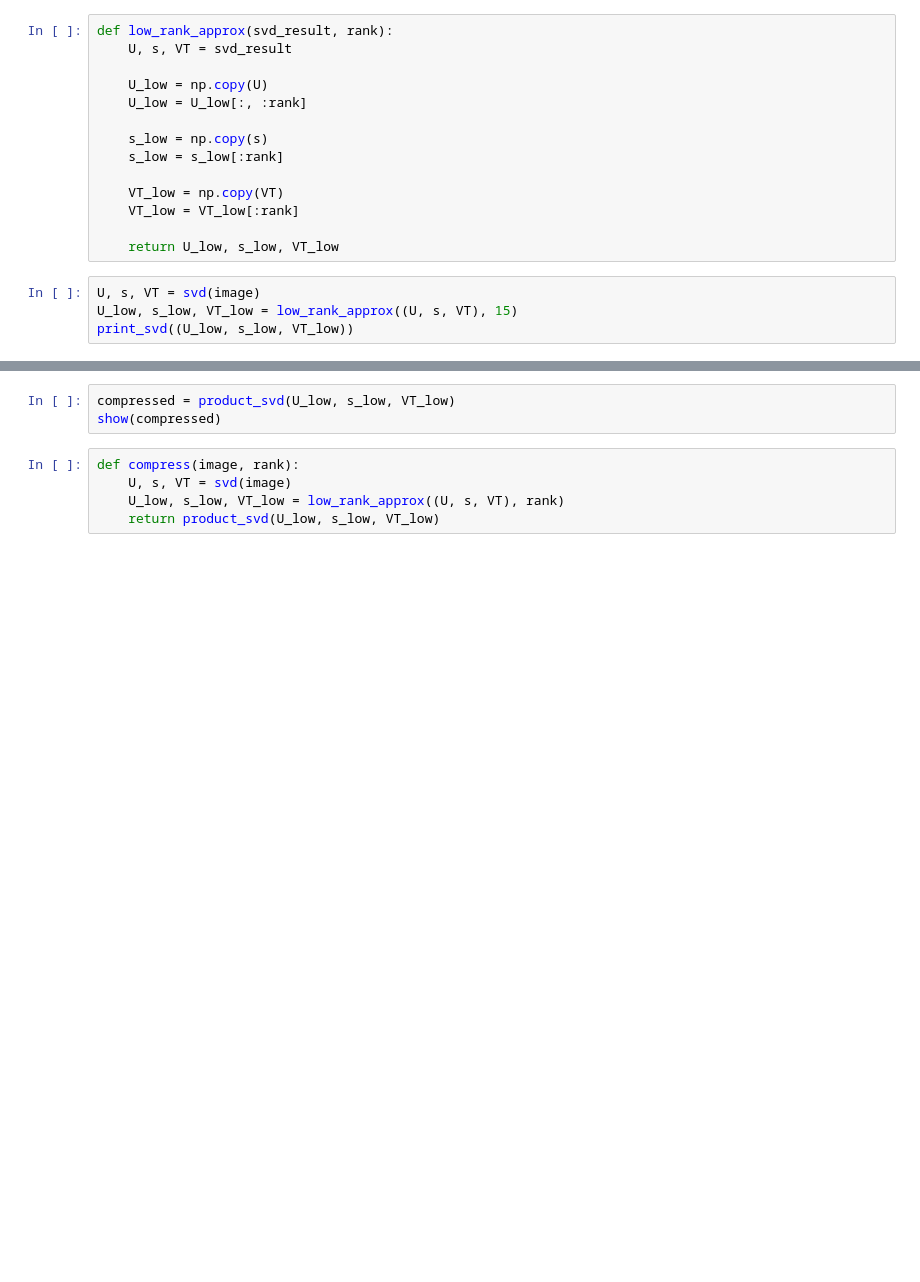
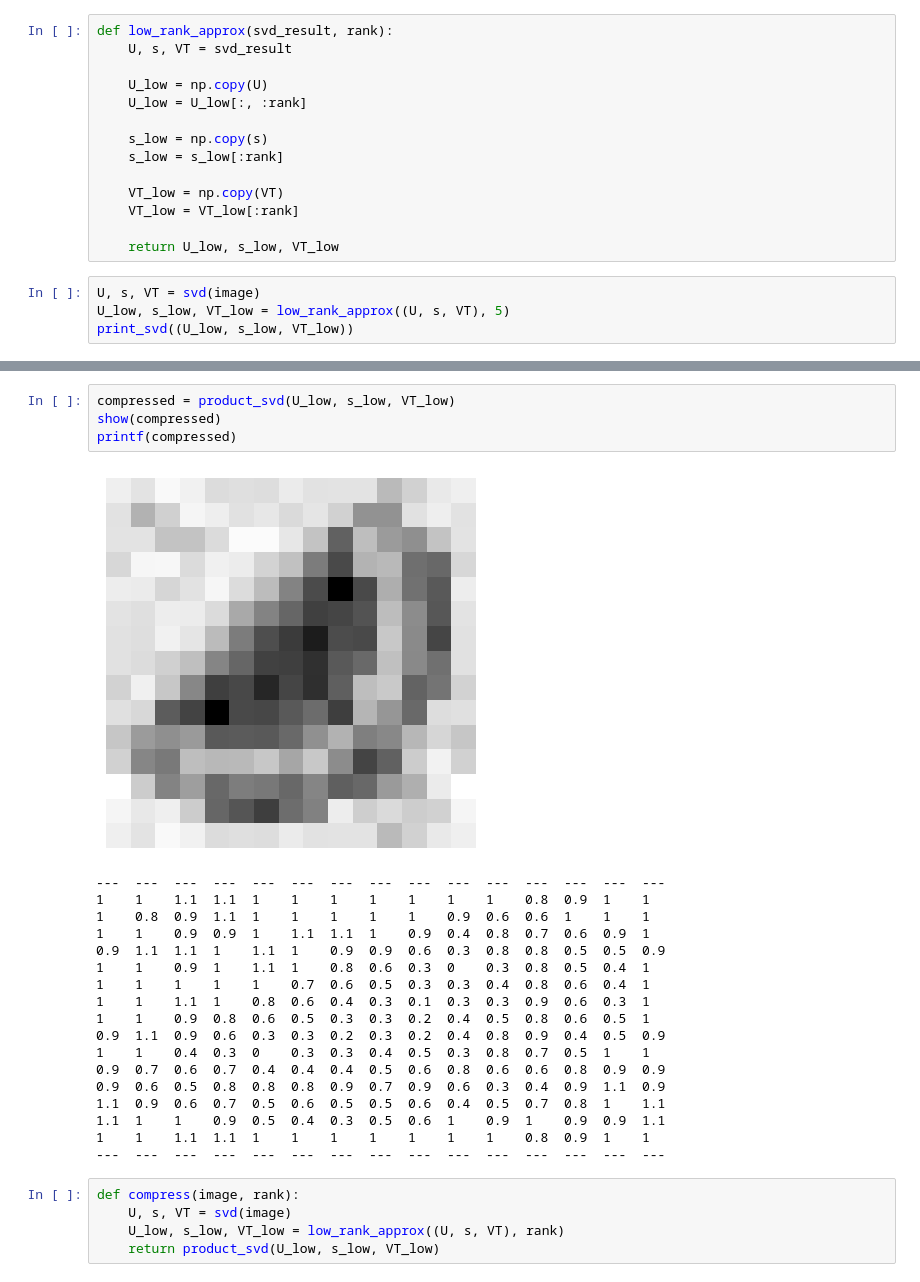
Before and after one commit to mitinull/svd-compression-and-watermark, a Jupyter notebook: svd-compression.ipynb, the cells around one changed output, grey strips where cells are left out. Drawn from its saved outputs; the diff is of its cells as text; blank space fills up the shorter version.

```diff
--- a/svd-compression.ipynb
+++ b/svd-compression.ipynb
@@ -63,5 +104,5 @@ def low_rank_approx(svd_result, rank):
     return U_low, s_low, VT_low
 # %%
 U, s, VT = svd(image)
-U_low, s_low, VT_low = low_rank_approx((U, s, VT), 15)
+U_low, s_low, VT_low = low_rank_approx((U, s, VT), 5)
 print_svd((U_low, s_low, VT_low))
@@ -68,6 +127,26 @@ print_svd((U_low, s_low, VT_low))
 # %%
 compressed = product_svd(U_low, s_low, VT_low)
 show(compressed)
+printf(compressed)
+# %% [output]
+[figure, added]
+---  ---  ---  ---  ---  ---  ---  ---  ---  ---  ---  ---  ---  ---  ---
+1    1    1.1  1.1  1    1    1    1    1    1    1    0.8  0.9  1    1
+1    0.8  0.9  1.1  1    1    1    1    1    0.9  0.6  0.6  1    1    1
+1    1    0.9  0.9  1    1.1  1.1  1    0.9  0.4  0.8  0.7  0.6  0.9  1
+0.9  1.1  1.1  1    1.1  1    0.9  0.9  0.6  0.3  0.8  0.8  0.5  0.5  0.9
+1    1    0.9  1    1.1  1    0.8  0.6  0.3  0    0.3  0.8  0.5  0.4  1
+1    1    1    1    1    0.7  0.6  0.5  0.3  0.3  0.4  0.8  0.6  0.4  1
+1    1    1.1  1    0.8  0.6  0.4  0.3  0.1  0.3  0.3  0.9  0.6  0.3  1
+1    1    0.9  0.8  0.6  0.5  0.3  0.3  0.2  0.4  0.5  0.8  0.6  0.5  1
+0.9  1.1  0.9  0.6  0.3  0.3  0.2  0.3  0.2  0.4  0.8  0.9  0.4  0.5  0.9
+1    1    0.4  0.3  0    0.3  0.3  0.4  0.5  0.3  0.8  0.7  0.5  1    1
+0.9  0.7  0.6  0.7  0.4  0.4  0.4  0.5  0.6  0.8  0.6  0.6  0.8  0.9  0.9
+0.9  0.6  0.5  0.8  0.8  0.8  0.9  0.7  0.9  0.6  0.3  0.4  0.9  1.1  0.9
+1.1  0.9  0.6  0.7  0.5  0.6  0.5  0.5  0.6  0.4  0.5  0.7  0.8  1    1.1
+1.1  1    1    0.9  0.5  0.4  0.3  0.5  0.6  1    0.9  1    0.9  0.9  1.1
+1    1    1.1  1.1  1    1    1    1    1    1    1    0.8  0.9  1    1
+---  ---  ---  ---  ---  ---  ---  ---  ---  ---  ---  ---  ---  ---  ---
 # %%
 def compress(image, rank):
     U, s, VT = svd(image)
```
Also changed, not shown: parts of 10 cells of this notebook, 3 other files.
